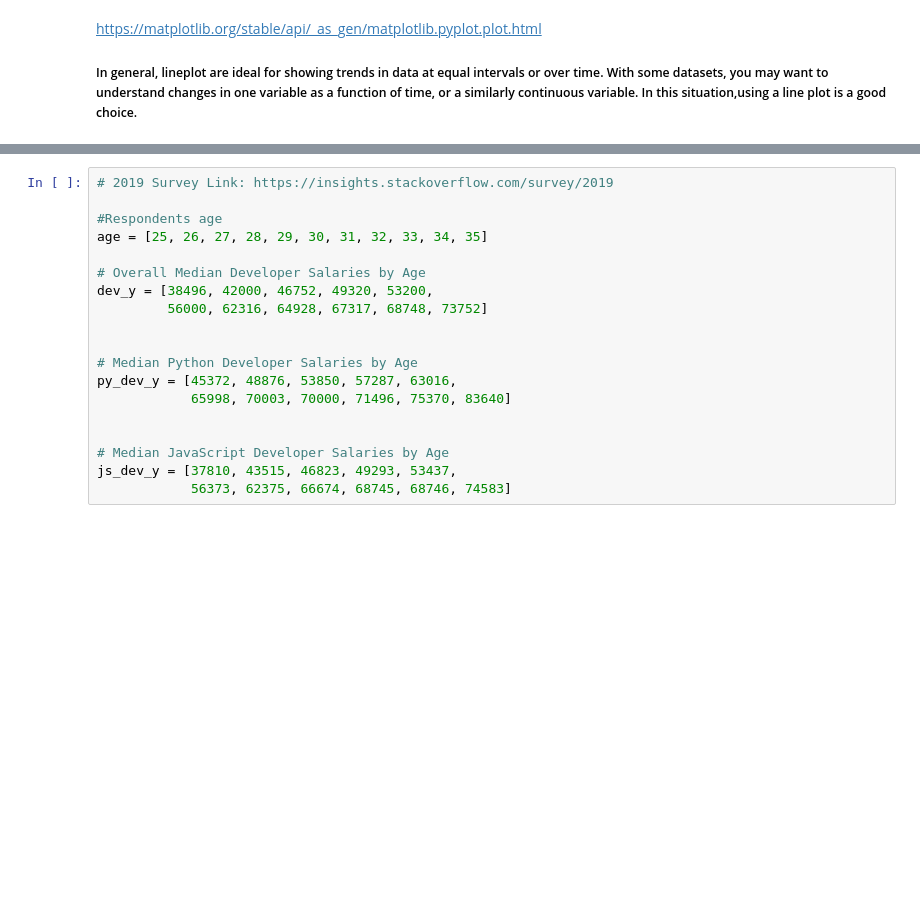
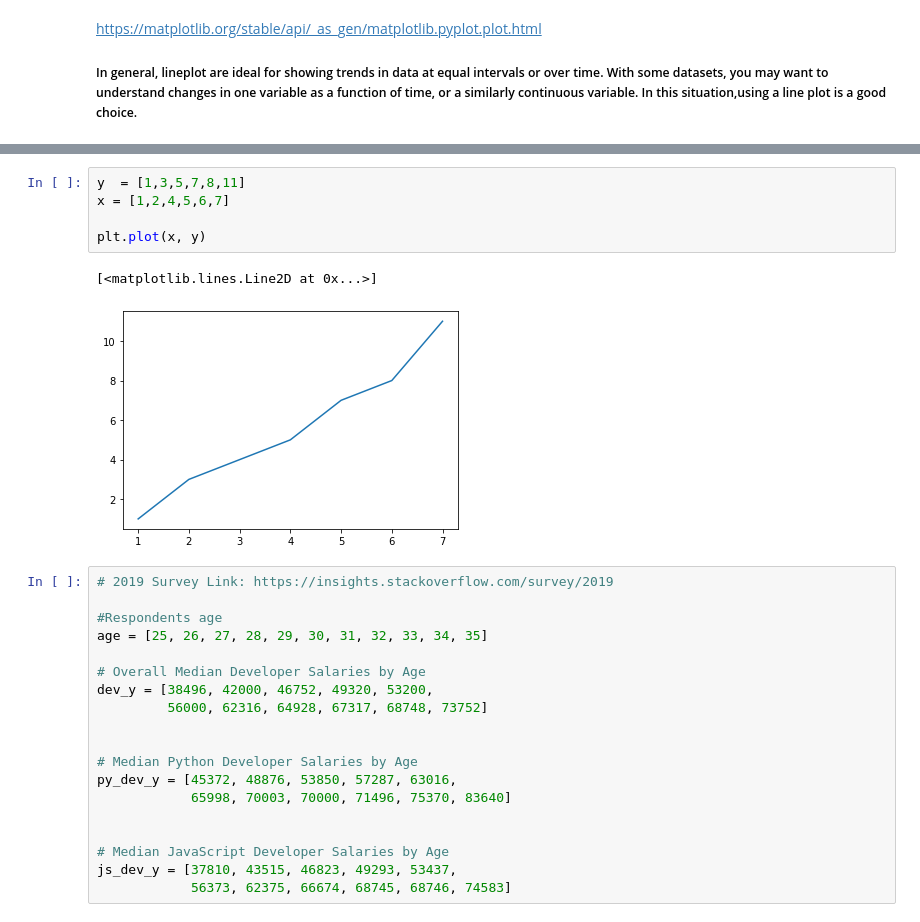
Before and after one commit to CodeupClassroom/jemison-data-science-libraries, a Jupyter notebook: jemison-matplotlib-lesson.ipynb, the cells around one changed output, grey strips where cells are left out. Saved outputs shown, nothing was run; the diff lists cells and outputs as text; blank space fills up the shorter version.

```diff
--- a/jemison-matplotlib-lesson.ipynb
+++ b/jemison-matplotlib-lesson.ipynb
@@ -56,3 +63,11 @@ https://matplotlib.org/stable/api/_as_gen/matplotlib.pyplot.plot.html
+# %%
+y  = [1,3,5,7,8,11]
+x = [1,2,4,5,6,7]
+
+plt.plot(x, y)
+# %% [output]
+[<matplotlib.lines.Line2D at 0x...>]
+[figure, added]
 # %%
 # 2019 Survey Link: https://insights.stackoverflow.com/survey/2019
 
```
Also changed, not shown: parts of 13 cells of this notebook.
